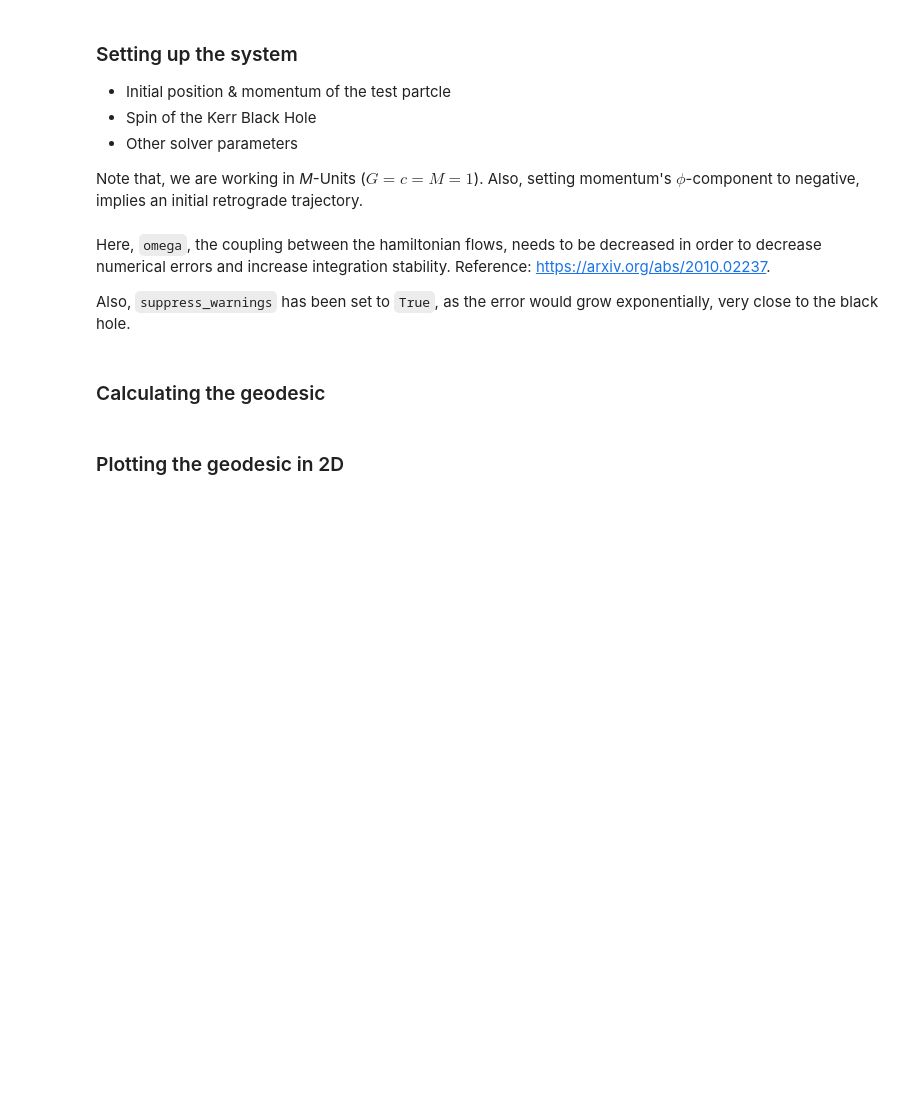
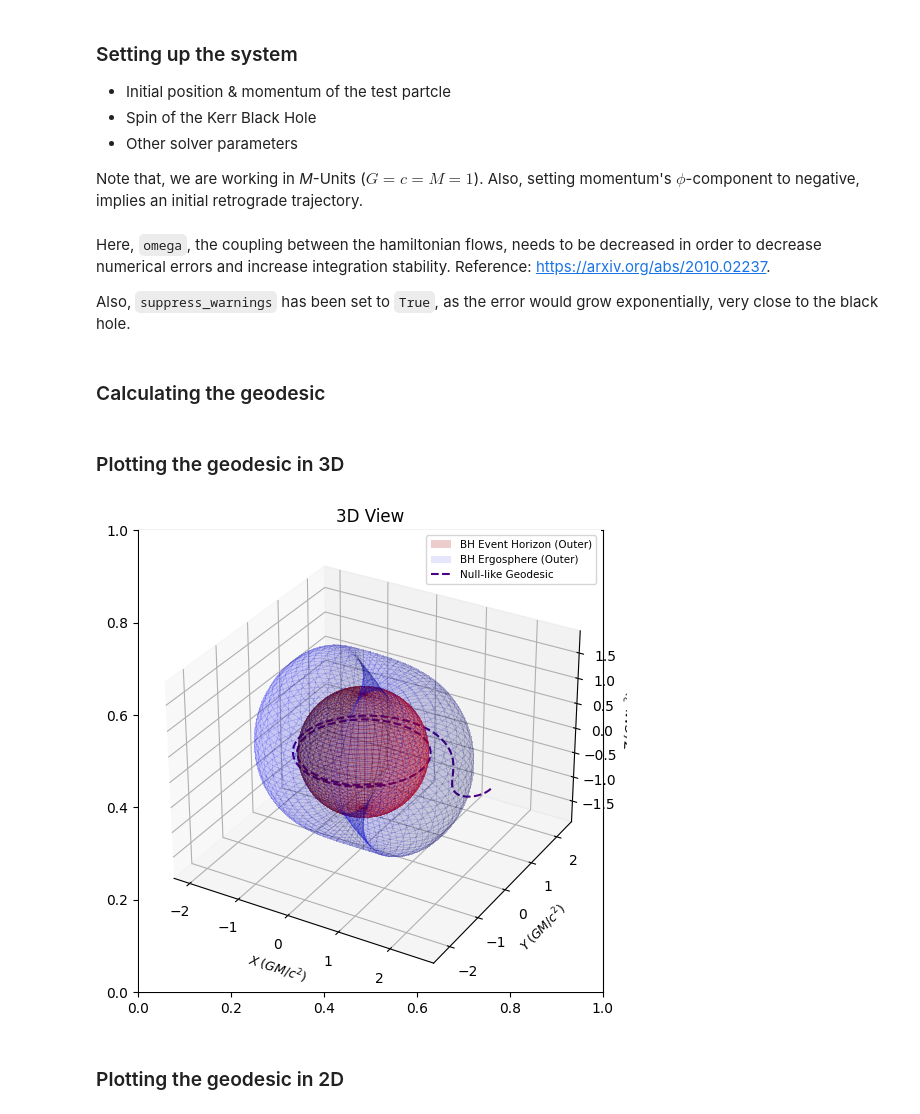
Before and after one commit to einsteinpy/einsteinpy, a Jupyter notebook: docs/source/examples/Visualizing Frame Dragging in Kerr Spacetime.ipynb, the cells around one changed output. Saved outputs shown, nothing was run; the diff lists cells and outputs as text; code cells hidden in the pictures; blank space fills up the shorter version.

```diff
--- a/docs/source/examples/Visualizing Frame Dragging in Kerr Spacetime.ipynb
+++ b/docs/source/examples/Visualizing Frame Dragging in Kerr Spacetime.ipynb
@@ -40,6 +40,14 @@ geod = Nulllike(
     omega=omega,
     suppress_warnings=suppress_warnings
 )
+# %% [markdown]
+### Plotting the geodesic in 3D
+# %%
+sgpl = StaticGeodesicPlotter(bh_colors=("red", "blue"))
+sgpl.plot(geod, color="indigo", title="3D View", aspect="equal")
+sgpl.show()
+# %% [output]
+[figure, added]
 # %% [markdown]
 ### Plotting the geodesic in 2D
 # %%
```
Also changed, not shown: parts of 1 cell of this notebook, 4 other files.
